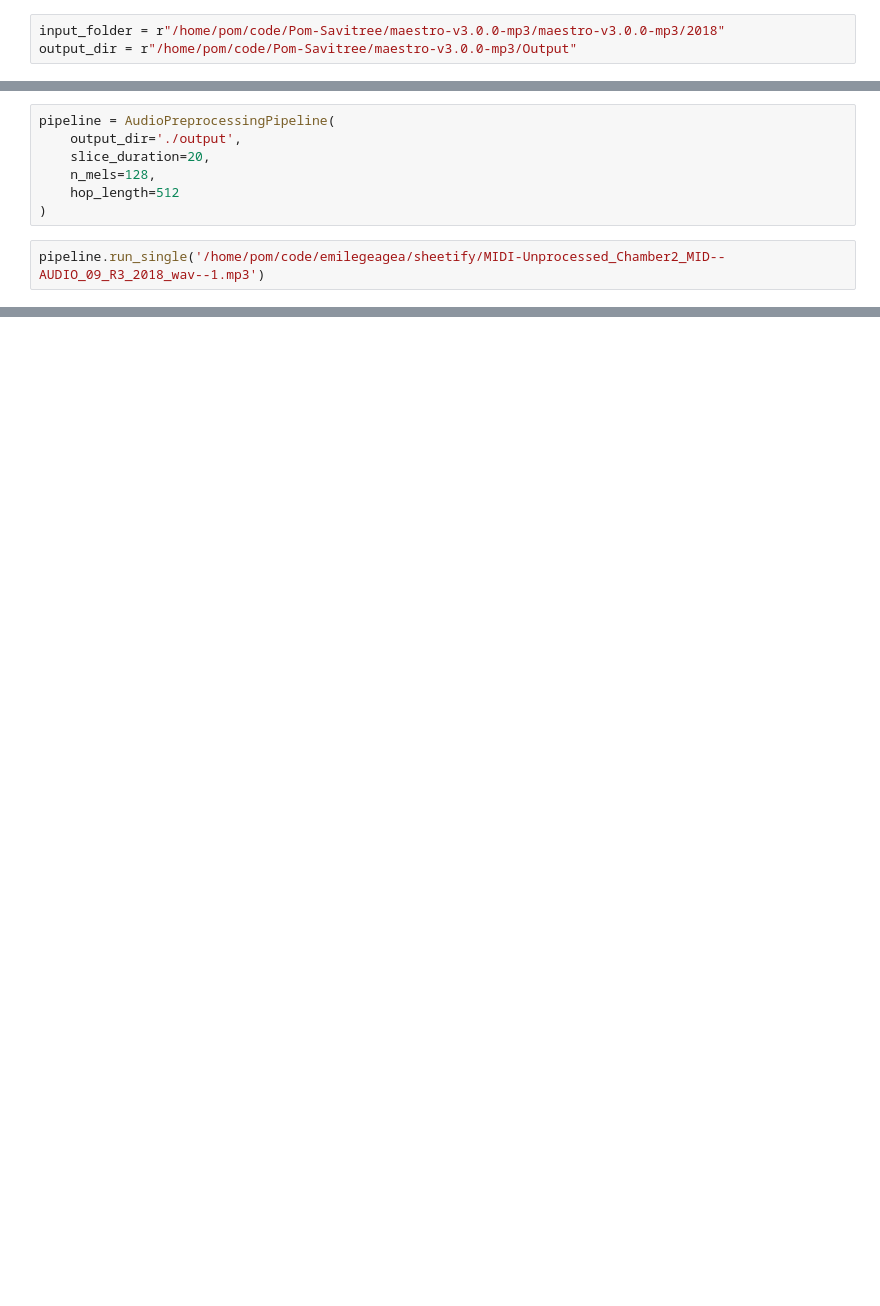
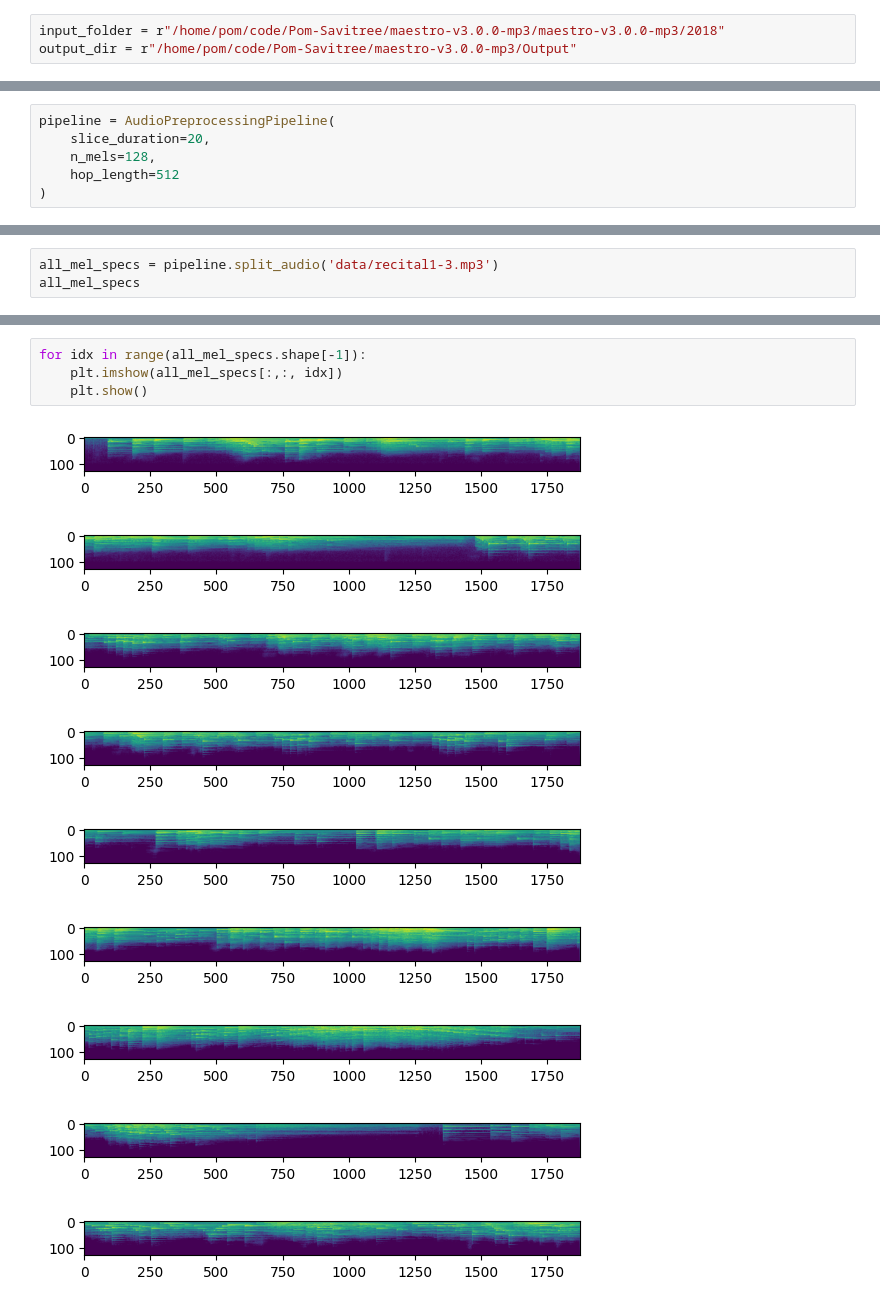
Before and after one commit to emilegeagea/sheetify, a Jupyter notebook: preprocessing.ipynb, the cells around one changed output, grey strips where cells are left out. Saved outputs shown, nothing was run; the diff lists cells and outputs as text; blank space fills up the shorter version.

```diff
--- a/preprocessing.ipynb
+++ b/preprocessing.ipynb
@@ -65,9 +120,6 @@ class AudioPreprocessingPipeline:
 # %%
 pipeline = AudioPreprocessingPipeline(
-    output_dir='./output',
     slice_duration=20,
     n_mels=128,
     hop_length=512
 )
-# %%
-pipeline.run_single('/home/pom/code/emilegeagea/sheetify/MIDI-Unprocessed_Chamber2_MID--AUDIO_09_R3_2018_wav--1.mp3')
@@ -94,0 +126,3 @@ arr.shape
+# %%
+all_mel_specs = pipeline.split_audio('data/recital1-3.mp3')
+all_mel_specs
@@ -94,0 +149,14 @@ arr.shape
+# %%
+for idx in range(all_mel_specs.shape[-1]):
+    plt.imshow(all_mel_specs[:,:, idx])
+    plt.show()
+# %% [output]
+[figure, added]
+[figure, added]
+[figure, added]
+[figure, added]
+[figure, added]
+[figure, added]
+[figure, added]
+[figure, added]
+[figure, added]
```
Also changed, not shown: parts of 18 cells of this notebook.
